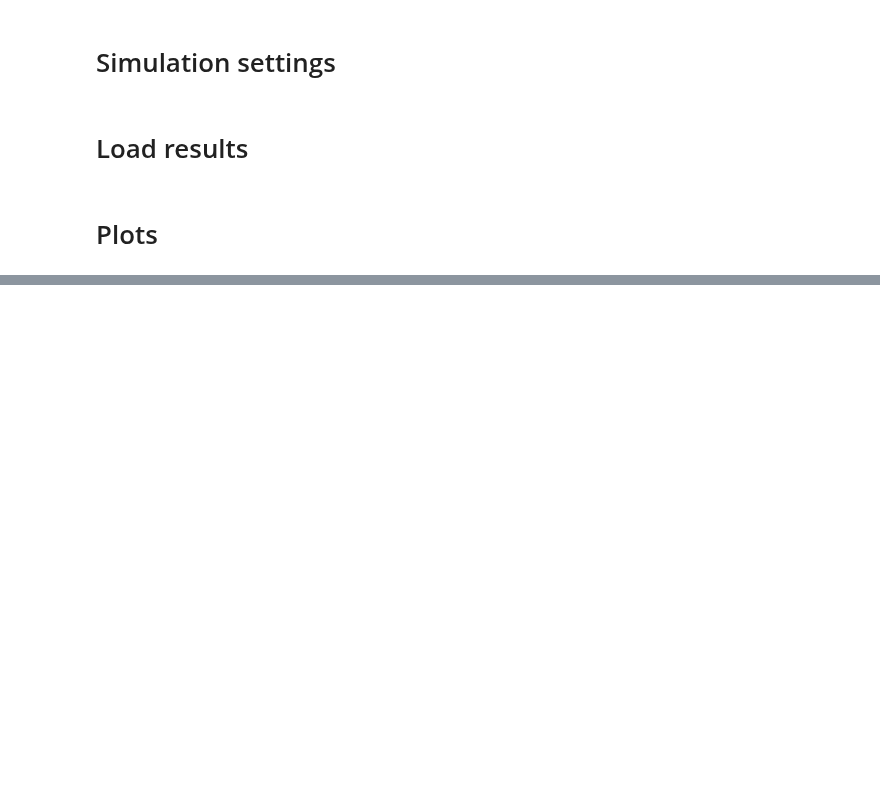
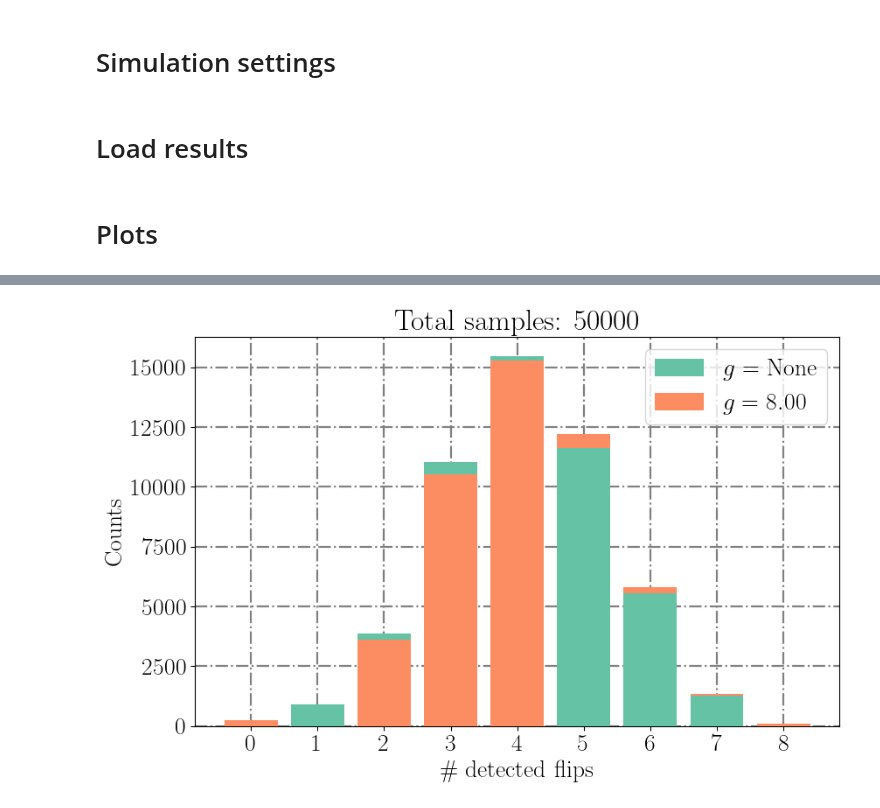
Before and after one commit to Fradm98/qs-qh, a Jupyter notebook: src/notebooks/Z2/Gauge dynamical decoupling quantification.ipynb, the cells around one changed output, grey strips where cells are left out. Cells and saved outputs as stored; diff of their text form; code cells hidden in the pictures; blank space fills up the shorter version.

```diff
--- a/src/notebooks/Z2/Gauge dynamical decoupling quantification.ipynb
+++ b/src/notebooks/Z2/Gauge dynamical decoupling quantification.ipynb
@@ -184,0 +182,91 @@ plot_n_discarded_samples_comparison(samples_dicts, postselected_samples_dicts, g
+# %%
+from utils.postselection import diagonal_operators_check, get_layout_state, undo_layout_state
+from z2chain.operators import postselection_operators
+import matplotlib.pyplot as plt
+from collections import Counter
+from pymatching import Matching
+import numpy as np
+
+depth_index = 3
+
+def plot_nflips_comparison(samples_dicts, postselection_operators, g_arr, circs_layout=None, filepath=""):
+    plt.rc("text", usetex=True)
+    plt.rc("font", size=20, family="serif", weight="bold")
+
+    if len(samples_dicts) != 2:
+        raise ValueError("Only two sample dicts can be compared")
+
+    all_diagonal, basis = diagonal_operators_check(postselection_operators)
+    if not all_diagonal:
+        raise ValueError("Only supports diagonal postselection operators in some basis")
+
+    postselection_mask = np.array([[int(str(opel) == basis) for opel in operator] for operator in postselection_operators])
+    decoder = Matching(postselection_mask)
+    flip_counts = []
+    total_nflips = np.zeros(len(samples_dicts), dtype=int)
+    max_nflips = 0
+    for i, samples_dict in enumerate(samples_dicts):
+        states = np.array([[int(c) for c in string] for string in samples_dict.keys()])
+        state_counts = np.array(list(samples_dict.values()))
+        if circs_layout is not None:
+            states = get_layout_state(states, circs_layout[i])
+        states_syndromes = (states @ postselection_mask.T) % 2
+        predicted_flips = decoder.decode_batch(states_syndromes)
+        nflips = predicted_flips.sum(axis=1)
+        unique_nflips = np.unique(nflips)
+        this_flip_counts = {}
+        this_total_nflips = 0
+        for nf in unique_nflips:
+            this_counts = np.sum(state_counts[np.equal(nflips, nf)])
+            this_flip_counts[nf] = this_counts
+            this_total_nflips += this_counts
+        total_nflips[i] = this_total_nflips
+        this_max_nflips = max(this_flip_counts.keys())
+        if this_max_nflips > max_nflips: max_nflips = this_max_nflips
+        flip_counts.append(this_flip_counts)
+
+    if len(np.unique(total_nflips)) > 1:
+        print("WARNING: Unfair comparison, different number of total samples")
+
+    cmap = plt.get_cmap("Set2")
+    x_plot = np.arange(max_nflips+1)
+    fig, ax = plt.subplots(figsize=[9, 6])
+    bars = []
+    ys = []
+    for i, fc in enumerate(flip_counts):
+        color = cmap((i % 8)/8 + 0.01)
+        y_plot = [fc[nf] for nf in x_plot]
+        try:
+            g_str = f"$g = {float(g_arr[i]):.02f}$"
+        except TypeError:
+            g_str = f"$g$ = {str(g_arr[i])}"
+        this_bars = plt.bar(x_plot, y_plot, color=color, zorder=3, label=g_str)
+        ys.append(y_plot)
+        bars.append(this_bars)
+
+    for i, (b0, b1) in enumerate(zip(bars[0], bars[1])):
+        if ys[0][i] > ys[1][i]:
+            b0.zorder = 3
+            b1.zorder = 5
+        else:
+            b0.zorder = 5
+            b1.zorder = 3
+
+    plt.xticks(x_plot)
+    plt.xlabel(r"\# detected flips")
+    plt.ylabel("Counts")
+    plt.title(f"Total samples: {np.max(total_nflips)}")
+    plt.grid(color="gray", linestyle="dashdot", linewidth=1.6, zorder=0)
+    plt.legend()
+    plt.tight_layout()
+    if filepath:
+        plt.savefig(filepath, dpi=300, facecolor="none")
+    plt.show()
+    plt.rcdefaults()
+
+pops = postselection_operators(L, x_basis)
+this_depth_samples_dicts = [samples_dicts[0][depth_index], samples_dicts[1][depth_index]]
+circs_layout = [circ.layout.final_index_layout() for circ in [circuits[0][1], circuits[1][1]]]
+plot_nflips_comparison(this_depth_samples_dicts, pops, g_arr, circs_layout, f"gauge_dd_nflips_comparison_maxt_{final_time}_steps_{steps}_L_{L}_J_{J:.04f}_h_{h:.04f}_lamb_{lamb:.04f}_g_{g_arr[0]}_{g_arr[1]}_pp_{particle_pair_left_position}_pl_{particle_pair_length}_dc_{sampler_options["dynamical_decoupling"]["sequence_type"]}_twirling_{sampler_options["twirling"]["enable_gates"]}_xbasis_{x_basis}.png")
+# %% [output]
+[figure, added]
```
Also changed, not shown: parts of 2 cells of this notebook, 2 other files.
